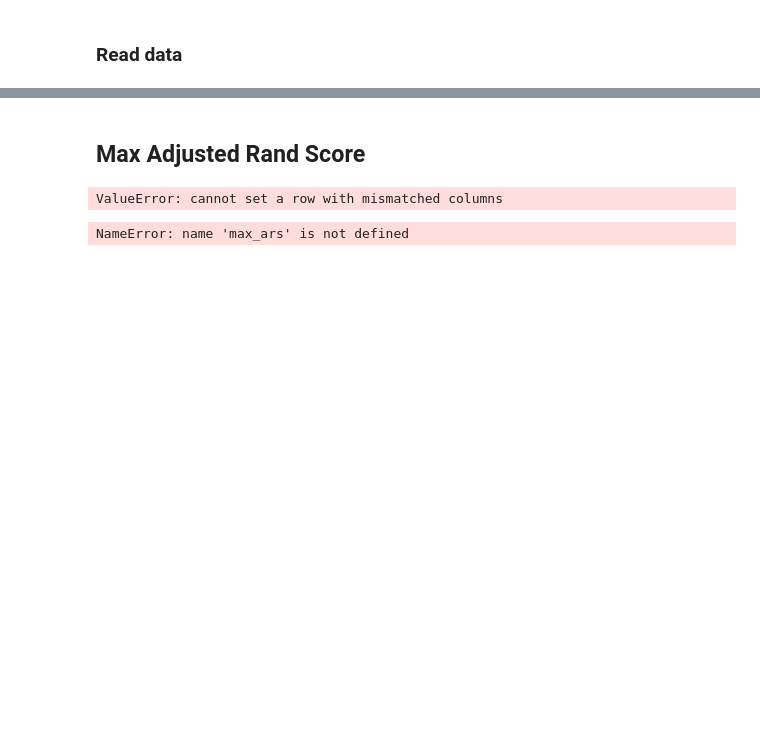
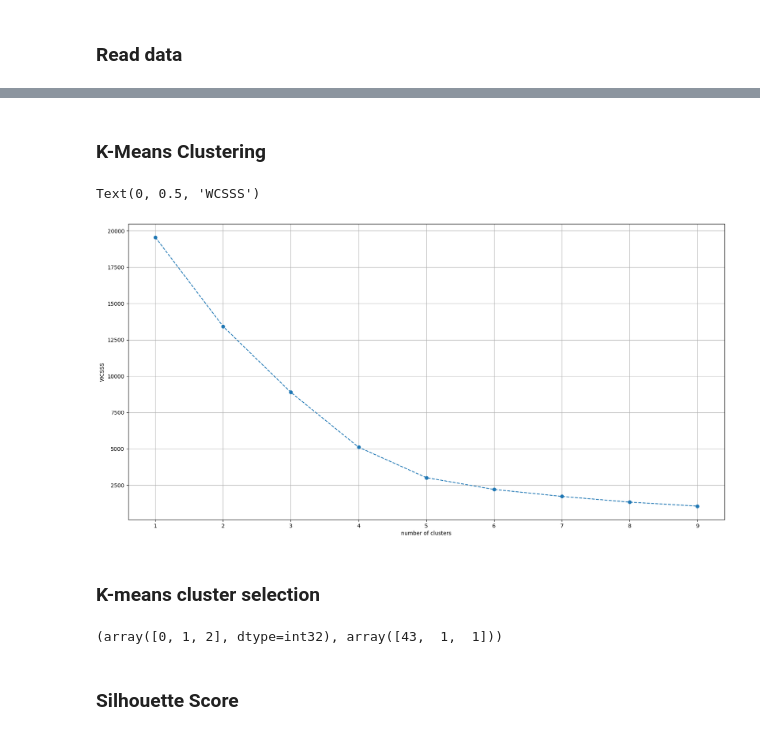
Before and after one commit to FedeScenna/Crypto_NetworkAnalysis, a Jupyter notebook: 06_ClusterAnalysis.ipynb, the cells around one changed output, grey strips where cells are left out. Drawn from its saved outputs; the diff is of its cells as text; code cells hidden in the pictures; blank space fills up the shorter version.

Commit message:
cluster analysis dtw

```diff
--- a/06_ClusterAnalysis.ipynb
+++ b/06_ClusterAnalysis.ipynb
@@ -31,18 +63,33 @@ chart_ts(df, 6, coins_list)
+# %%
+pca = PCA(n_components=5)
+scores_pca  = pca.fit_transform(extracted_features_cleaned_std)
+# %% [markdown]
+### K-Means Clustering
+# %%
+wcss = []
+for i in range(1,10):
+    km = KMeans(n_clusters=i)
+    km.fit(scores_pca)
+    wcss.append(km.inertia_)
+plt.figure(figsize=(20,10))
+plt.grid()
+plt.plot(range(1,10),wcss,marker='o',linestyle='--')
+plt.xlabel('number of clusters')
+plt.ylabel('WCSSS')
+# %% [output]
+Text(0, 0.5, 'WCSSS')
+[figure, added]
+# %% [markdown]
+### K-means cluster selection
+# %%
+N_CLUSTERS = 3
+
+km = KMeans(
+    n_clusters=N_CLUSTERS
+)
+pca_km = km.fit_predict(scores_pca)
+np.unique(pca_km,return_counts=True)
+# %% [output]
+(array([0, 1, 2], dtype=int32), array([43,  1,  1]))
 # %% [markdown]
-## Max Adjusted Rand Score
+### Silhouette Score
-# %%
-max_ars = pd.DataFrame({"Cluster_number":[], "Adjusted Rand Score":[]})
-for i in range(2, 25):
-    data_array = np.array(df.T.drop('time').values)
-    model = TimeSeriesKMeans(n_clusters=i, metric="dtw", max_iter=10)
-    model.fit(data_array)
-    coins = df.T.drop('time').index.tolist()
-    y = model.predict(data_array)
-    x = df.time
-    max_ars.loc[len(max_ars.index)] = [i, adjusted_rand_score(df.drop("time", axis = 1).median(axis=0).values, y)]
-# %% [output]
-ValueError: cannot set a row with mismatched columns
-# %%
-max_ars
-# %% [output]
-NameError: name 'max_ars' is not defined
```
Also changed, not shown: parts of 14 cells of this notebook, 1 other file.
